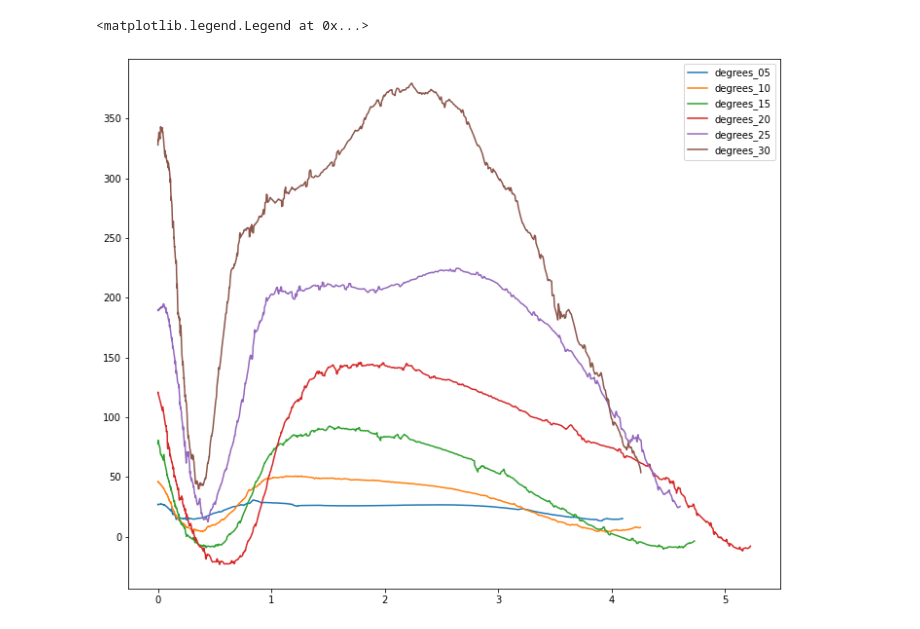
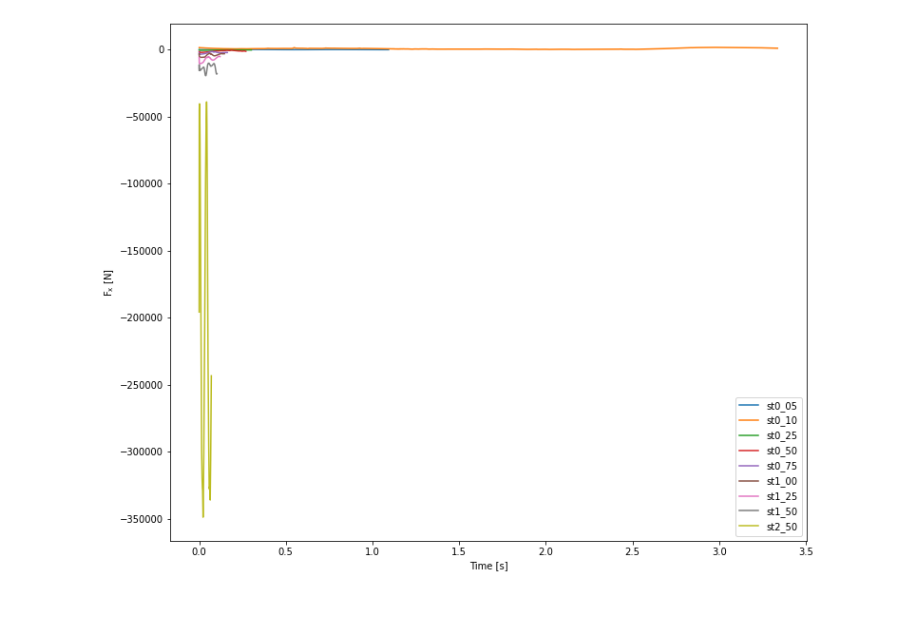
Before and after one commit to michaelcoe/Ika-Flow, a Jupyter notebook: OpenFOAM/postProcessing/plotForces_singleCase.ipynb, the cells around one changed output. Drawn from its saved outputs; the diff is of its cells as text; code cells hidden in the pictures.

```diff
--- a/OpenFOAM/postProcessing/plotForces_singleCase.ipynb
+++ b/OpenFOAM/postProcessing/plotForces_singleCase.ipynb
@@ -30,7 +31,7 @@ def fit_data(xData, yData):
 
     return popt, r_squared
 # %%
-data_location = r'/home/mco143/Documents/Current_OpenFOAM_Simulations/Anderson_validation_constant/'
+data_location = r'/home/mco143/Documents/Current_OpenFOAM_Simulations/Ebrahim_fixed'
 
 force_paths = pio.get_files(data_location, 'force.dat')
 force_paths.sort()
@@ -53,35 +54,39 @@ for solverFile in solver_paths:
 
     constantDict['totalTime'].append(tmp[-1])
 
-cycles = 0.75
-total_cycles = 1.5
+cycles =  1
+total_cycles = 3.0
 
 forces = [Forces(filepath, cycles, total_cycles, True, True) for filepath in force_paths]
 coeffs = [ForceCoefficients(filepath, cycles, total_cycles, True, True) for filepath in coefficients_paths]
 # %%
-density = 998.2
+density = 1025
 fudgeFactor = 1.0
 U = 1.0
 kinvis = 2.5e-5
 chord = 1.0
 
-alpha_max = [5, 10, 15, 20, 25, 30]
+St = [0.05, 0.10, 0.25, 0.50, 0.75, 1.0, 1.25, 1.50, 2.50]
 average_fx = []
 case = []
 
 fig1, ax1 = plt.subplots(figsize=(12,10))
 for force in forces:
-    average_fx.append(force.averageFilteredForces['total']['x']/density)
+    average_fx.append(force.averageFilteredForces['total']['x']/(0.5*density*U**2*chord))
     case.append(force.specific_case)
 
     ax1.plot(force.filteredForces['time'], force.filteredForces['total']['x'], label=force.specific_case)
 
+ax1.set_xlabel('Time [s]')
+ax1.set_ylabel('$\mathrm{F_x}$ [N]')
 #ax2 = plt.axes([0, 0, 1, 1])
 #ip = InsetPosition(ax1, [0.2,0.4,0.55,0.55])
 #ax2.set_axes_locator(ip)
 #mark_inset(ax1, ax2, loc1=2, loc2=4, fc="none", ec='0.5')
 
+#ax1.set_ylim([-500, 500])
 ax1.legend()
+
+average_fx = np.asarray(average_fx)
 # %% [output]
-<matplotlib.legend.Legend at 0x...>
-[figure, old version]
+[figure, new version]
```
Also changed, not shown: parts of 6 cells of this notebook, 3 other files.
